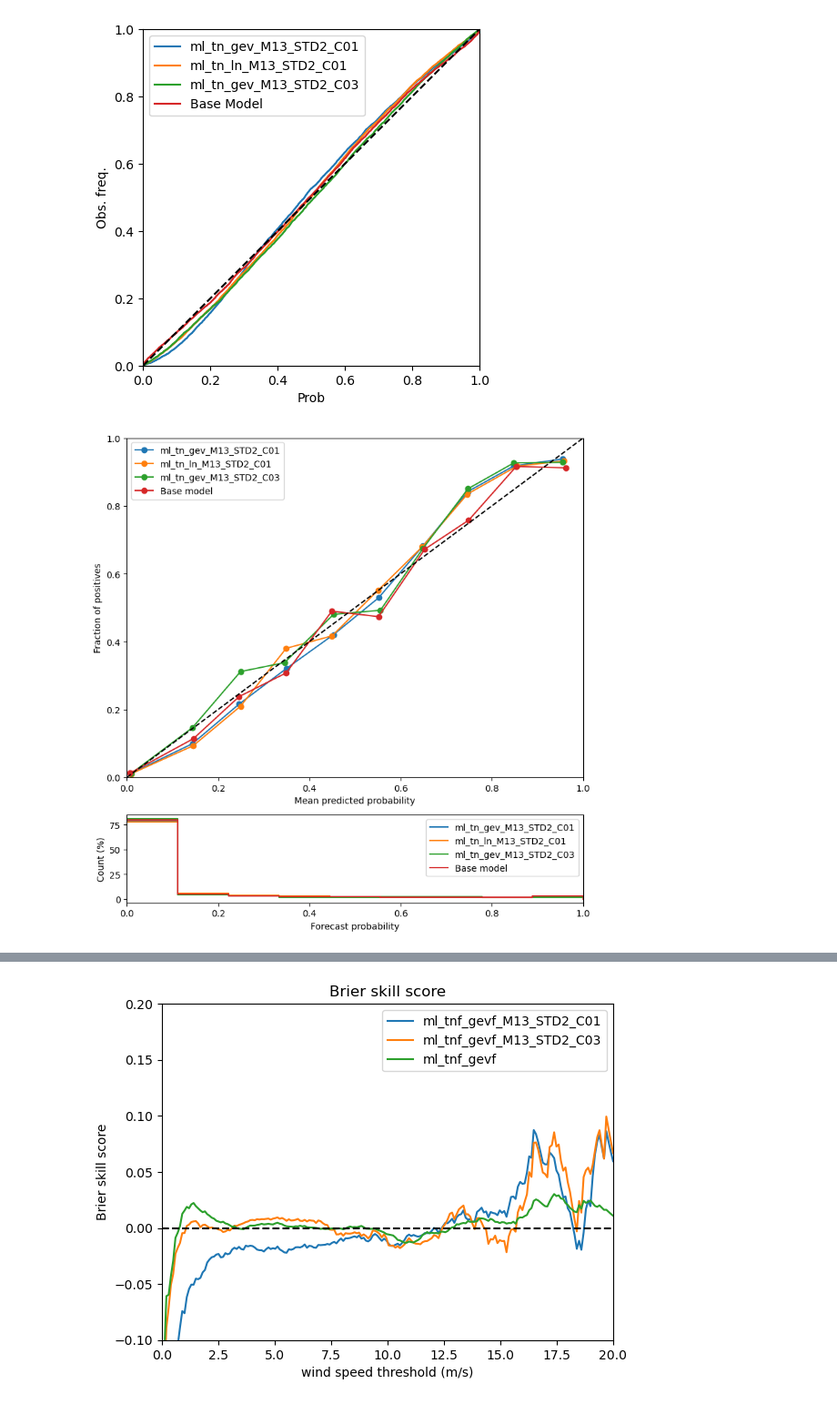
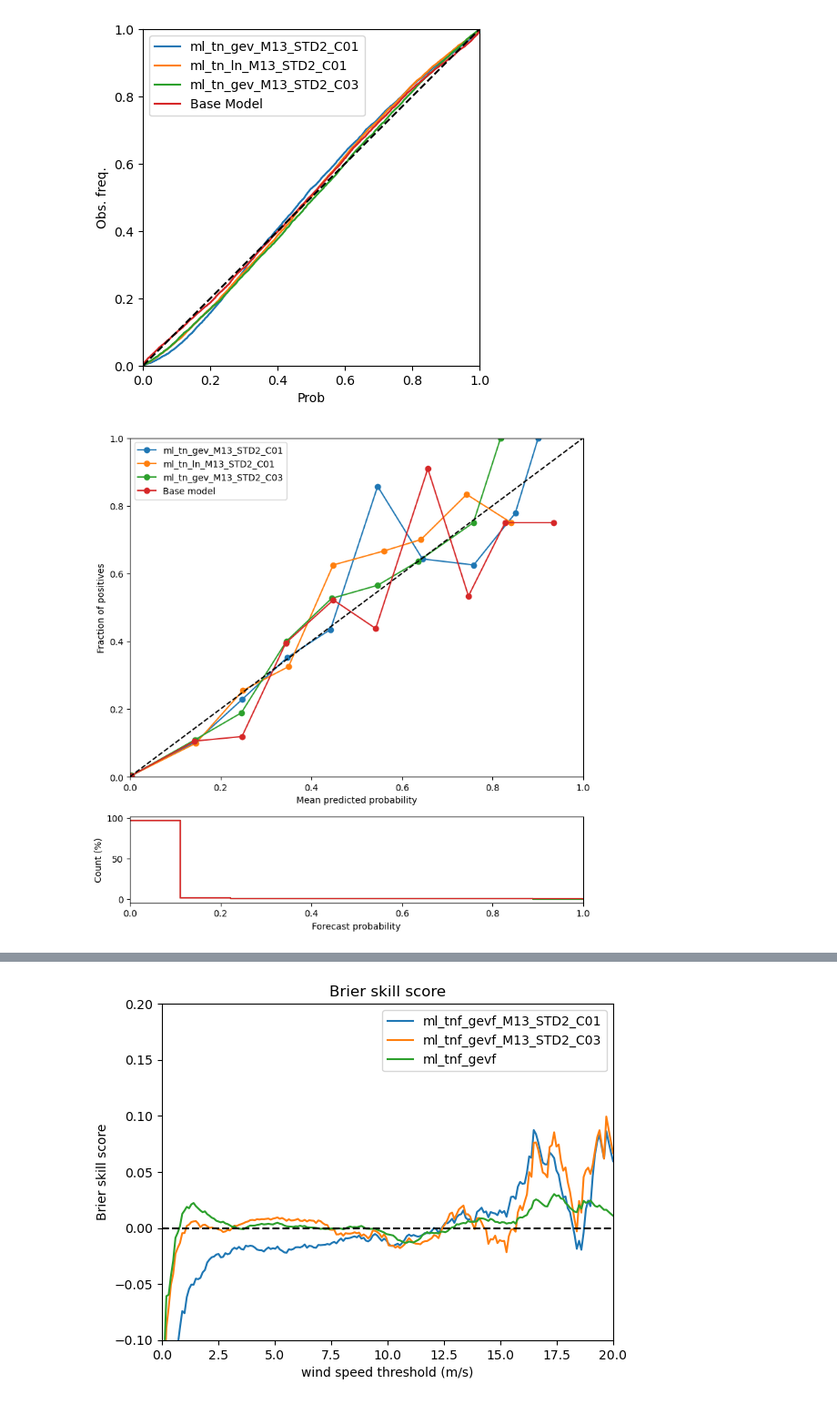
Before and after one commit to SimonHakvoort/thesiscode, a Jupyter notebook: src/emos_results/new_result.ipynb, the cells around one changed output, grey strips where cells are left out. Shown at 91% size. Saved outputs shown, nothing was run; the diff lists cells and outputs as text; code cells hidden in the pictures.

```diff
--- a/src/emos_results/new_result.ipynb
+++ b/src/emos_results/new_result.ipynb
@@ -179,7 +271,7 @@ make_cpit_diagram_emos(ml_spatial_models, X_test, y_test, variances_test, t=t, b
 There are 7780 values in the PIT diagram
 [figure]
 # %%
-t=10
+t=15
 make_reliability_and_sharpness(ml_spatial_models, X_test, y_test, variances_test, t, base_model=base_model)
 # %% [output]
-[figure, old version]
+[figure, new version]
```
Also changed, not shown: parts of 33 cells of this notebook, 8 other files.
